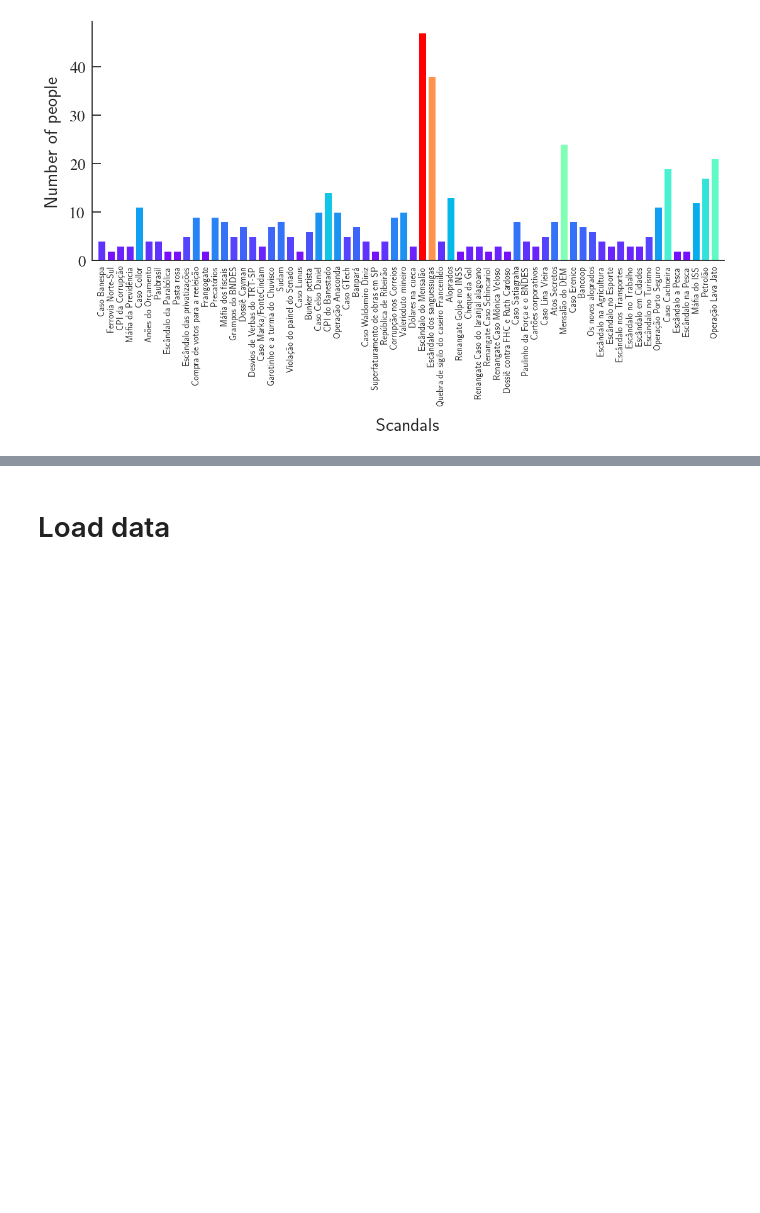
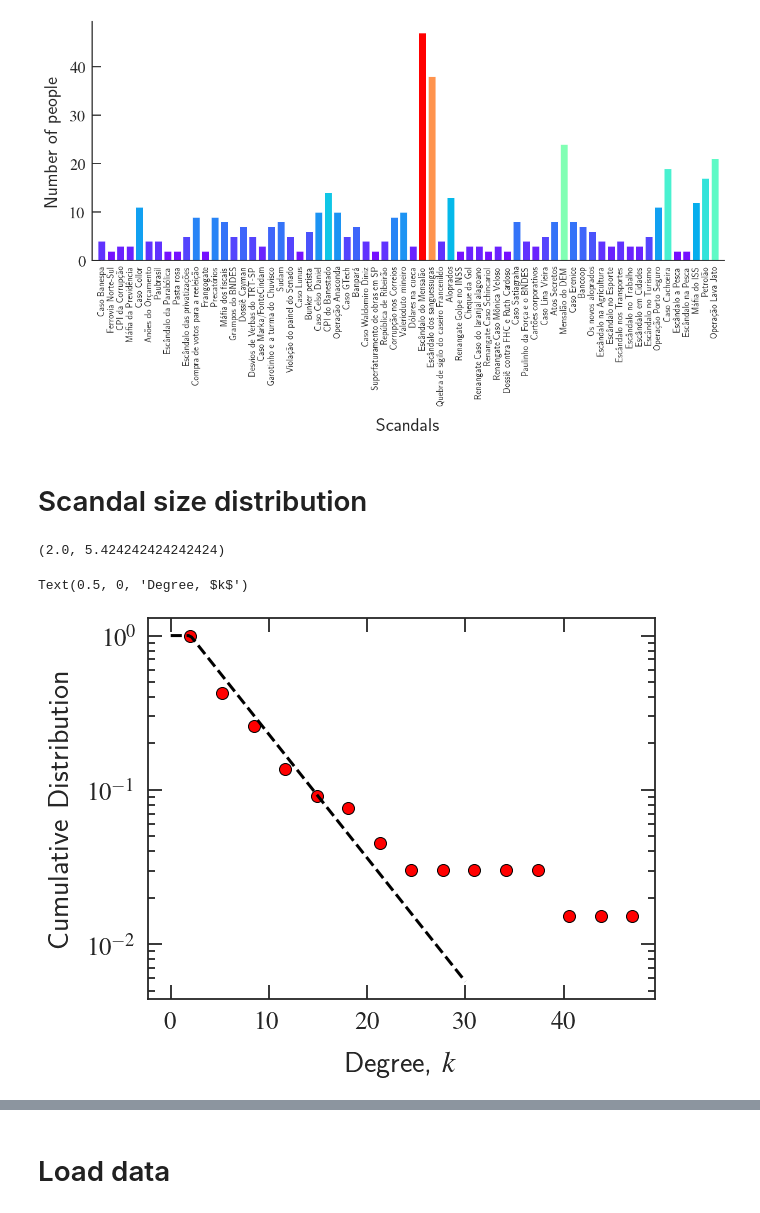
Before and after one commit to lgaalves/AppliedMathSchoolLectures, a Jupyter notebook: day-6-complex-network-analysis-of-corruption/03 - Corruption Network.ipynb, the cells around one changed output, grey strips where cells are left out. Drawn from its saved outputs; the diff is of its cells as text; code cells hidden in the pictures; blank space fills up the shorter version.

```diff
--- a/day-6-complex-network-analysis-of-corruption/03 - Corruption Network.ipynb
+++ b/day-6-complex-network-analysis-of-corruption/03 - Corruption Network.ipynb
@@ -140,3 +209,7 @@ ax.set_xlabel(r"Scandals")
 # %% [output]
 Text(0.5, 0, 'Scandals')
 [figure]
+# %% [markdown]
+# Scandal size distribution
+# %%
+bins, densities=cdf(df_size['size'], nbins=15, log=False, surv=True)
@@ -142,0 +218,24 @@ Text(0.5, 0, 'Scandals')
+# %%
+fig, ax = plt.subplots(figsize=figsize)
+ax.plot(bins, densities,
+        marker='o',
+        color='r',
+        markeredgecolor='k',
+        markersize=12,
+        linewidth=0)
+
+rX = np.linspace(0,30, 100)
+params = stats.expon.fit(df_size['size'])
+rP=1-stats.expon.cdf(rX, *params)
+print(params)
+ax.plot(rX, rP,'k--',linewidth=3)
+
+ax.xaxis.set_major_locator(ticker.MultipleLocator(10))
+
+ax.set_yscale('log')
+ax.set_ylabel(r"Cumulative Distribution")
+ax.set_xlabel(r"Degree, $k$")
+# %% [output]
+(2.0, 5.424242424242424)
+Text(0.5, 0, 'Degree, $k$')
+[figure, added]
```
Also changed, not shown: parts of 30 cells of this notebook.
